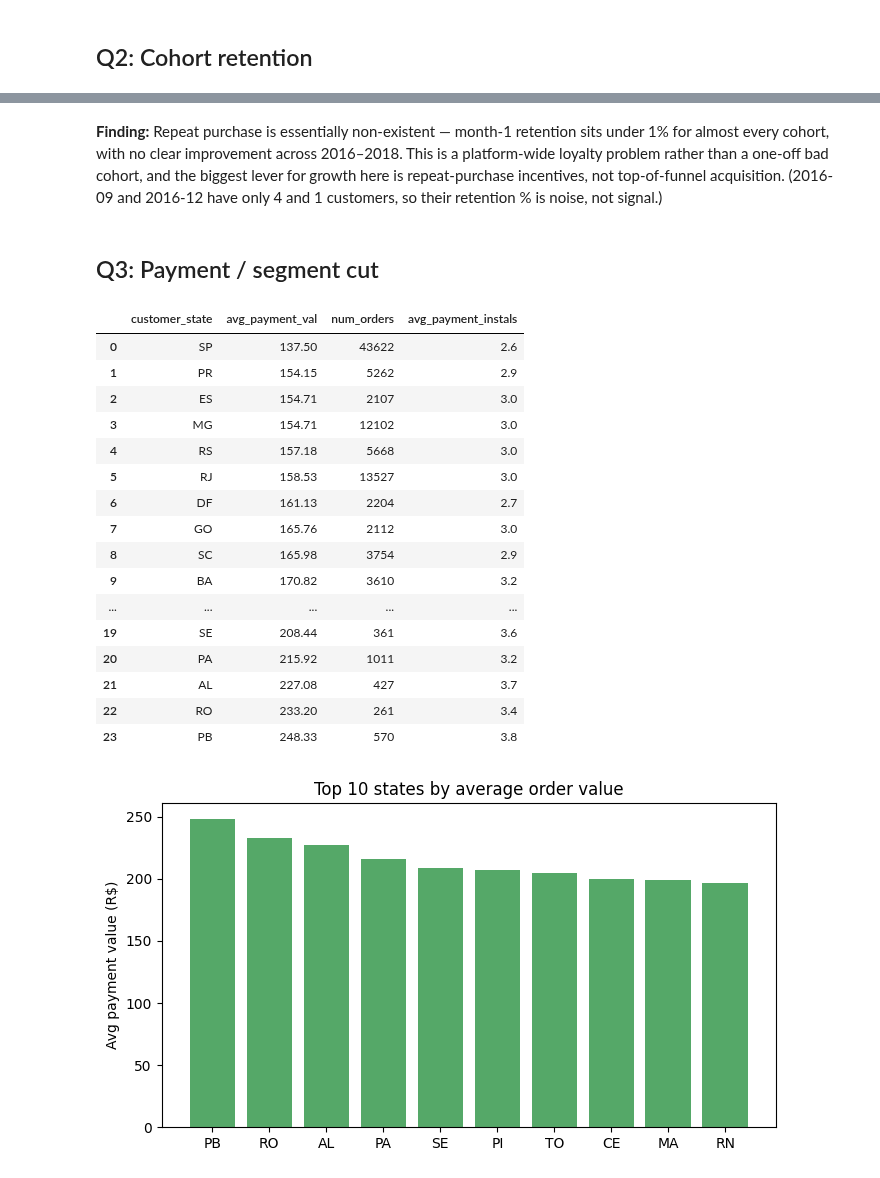
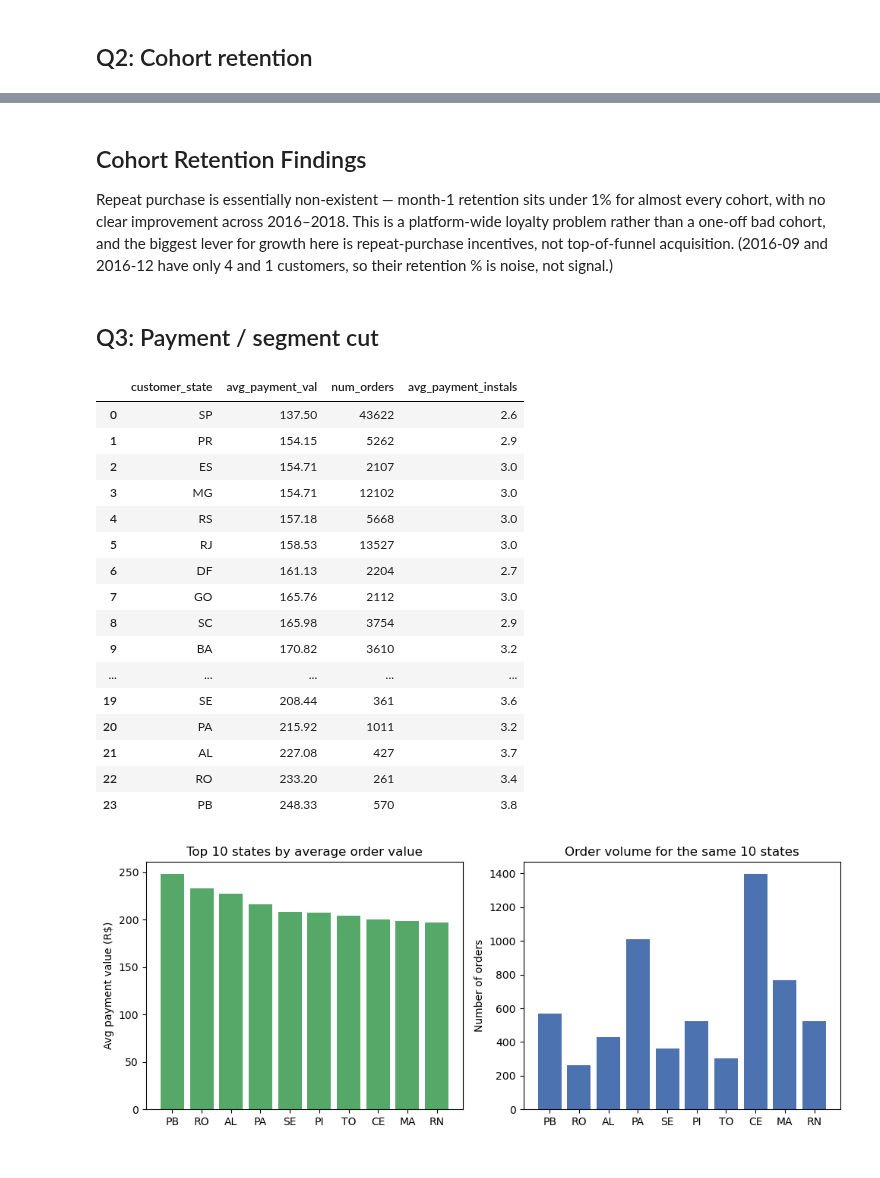
Before and after one commit to ASdata1/Ecommerce-growth-diagnostics, a Jupyter notebook: notebooks/analysis.ipynb, the cells around one changed output, grey strips where cells are left out. Drawn from its saved outputs; the diff is of its cells as text; code cells hidden in the pictures.

Commit message:
Added findings to analysis Notebook

```diff
--- a/notebooks/analysis.ipynb
+++ b/notebooks/analysis.ipynb
@@ -112,5 +110,6 @@ plt.show()
 # %% [markdown]
-**Finding:** Repeat purchase is essentially non-existent — month-1 retention sits under 1% for
+## Cohort Retention Findings
+Repeat purchase is essentially non-existent — month-1 retention sits under 1% for
 almost every cohort, with no clear improvement across 2016–2018. This is a platform-wide loyalty
 problem rather than a one-off bad cohort, and the biggest lever for growth here is repeat-purchase
 incentives, not top-of-funnel acquisition. (2016-09 and 2016-12 have only 4 and 1 customers, so
@@ -120,33 +119,39 @@ their retention % is noise, not signal.)
 # %%
 payment = run('../queries/payment_by_state.sql')
 display(payment)
 
-# bar chart of the top 10 states by avg payment value
+# bar charts of the top 10 states by avg payment value, alongside their order volume
 top10 = payment.sort_values('avg_payment_val', ascending=False).head(10)
 
-fig, ax = plt.subplots(figsize=(7, 4))
-ax.bar(top10['customer_state'], top10['avg_payment_val'], color='#55A868')
-ax.set_ylabel('Avg payment value (R$)')
-ax.set_title('Top 10 states by average order value')
+fig, (ax1, ax2) = plt.subplots(1, 2, figsize=(10, 4))
+
+ax1.bar(top10['customer_state'], top10['avg_payment_val'], color='#55A868')
+ax1.set_ylabel('Avg payment value (R$)')
+ax1.set_title('Top 10 states by average order value')
+
+ax2.bar(top10['customer_state'], top10['num_orders'], color='#4C72B0')
+ax2.set_ylabel('Number of orders')
+ax2.set_title('Order volume for the same 10 states')
+
 plt.tight_layout()
 plt.show()
 # %% [output]
 |  | customer_state | avg_payment_val | num_orders | avg_payment_instals |
 | 0 | SP | 137.50 | 43622 | 2.6 |
 | 1 | PR | 154.15 | 5262 | 2.9 |
 | 2 | ES | 154.71 | 2107 | 3.0 |
 | 3 | MG | 154.71 | 12102 | 3.0 |
 | 4 | RS | 157.18 | 5668 | 3.0 |
 | 5 | RJ | 158.53 | 13527 | 3.0 |
 | 6 | DF | 161.13 | 2204 | 2.7 |
 | 7 | GO | 165.76 | 2112 | 3.0 |
 | 8 | SC | 165.98 | 3754 | 2.9 |
 | 9 | BA | 170.82 | 3610 | 3.2 |
 | ... | ... | ... | ... | ... |
 | 19 | SE | 208.44 | 361 | 3.6 |
 | 20 | PA | 215.92 | 1011 | 3.2 |
 | 21 | AL | 227.08 | 427 | 3.7 |
 | 22 | RO | 233.20 | 261 | 3.4 |
 | 23 | PB | 248.33 | 570 | 3.8 |
-[figure, old version]
+[figure, new version]
 # %% [markdown]
```
Also changed, not shown: parts of 4 cells of this notebook.
